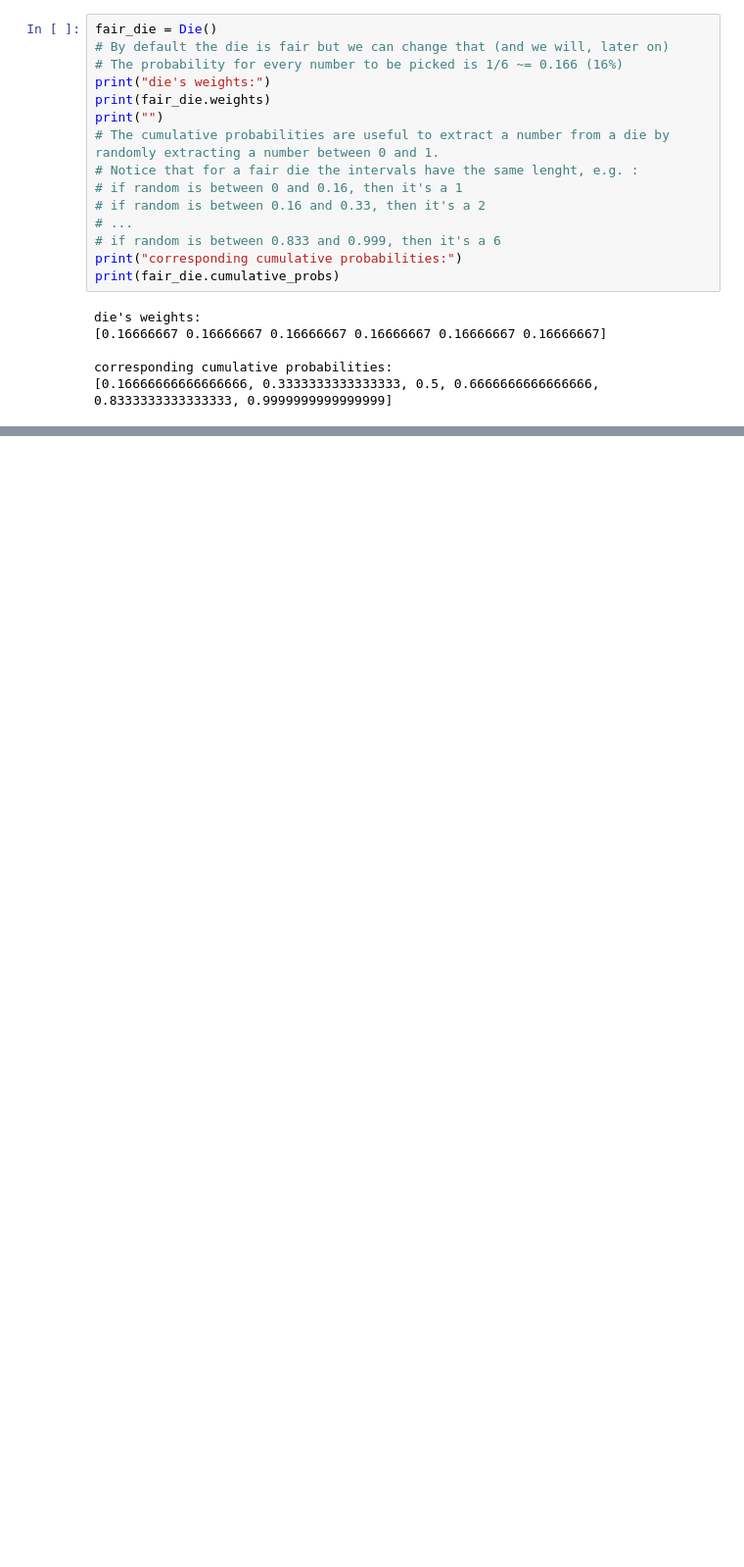
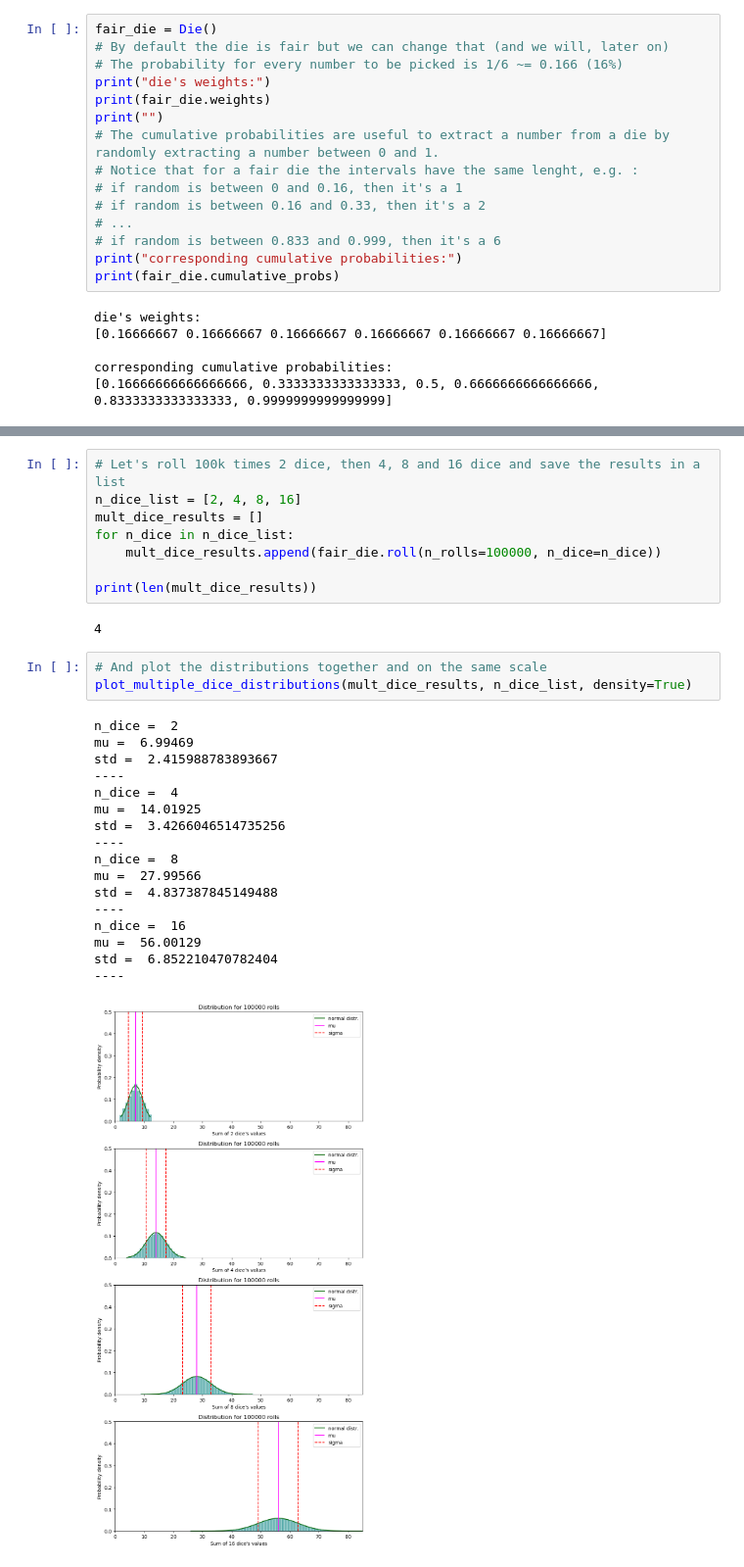
Before and after one commit to fratambot/CLT, a Jupyter notebook: notebooks/CLT.ipynb, the cells around one changed output, grey strips where cells are left out. Shown at 98% size. Saved outputs shown, nothing was run; the diff lists cells and outputs as text; blank space fills up the shorter version.

```diff
--- a/notebooks/CLT.ipynb
+++ b/notebooks/CLT.ipynb
@@ -167,0 +172,31 @@ You can convince yourself that 7 is the most probable outcome with a probability
+# %%
+# Let's roll 100k times 2 dice, then 4, 8 and 16 dice and save the results in a list
+n_dice_list = [2, 4, 8, 16]
+mult_dice_results = []
+for n_dice in n_dice_list:
+    mult_dice_results.append(fair_die.roll(n_rolls=100000, n_dice=n_dice))
+
+print(len(mult_dice_results))
+# %% [output]
+4
+# %%
+# And plot the distributions together and on the same scale
+plot_multiple_dice_distributions(mult_dice_results, n_dice_list, density=True)
+# %% [output]
+n_dice =  2
+mu =  6.99469
+std =  2.415988783893667
+----
+n_dice =  4
+mu =  14.01925
+std =  3.4266046514735256
+----
+n_dice =  8
+mu =  27.99566
+std =  4.837387845149488
+----
+n_dice =  16
+mu =  56.00129
+std =  6.852210470782404
+----
+[figure, added]
```
Also changed, not shown: parts of 39 cells of this notebook, 3 other files.
